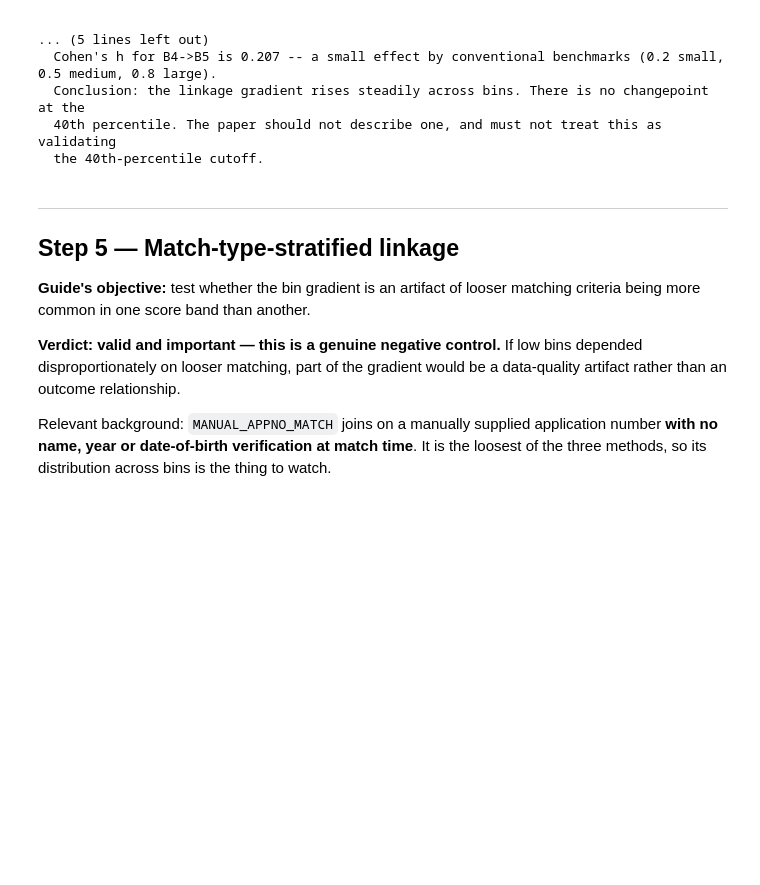
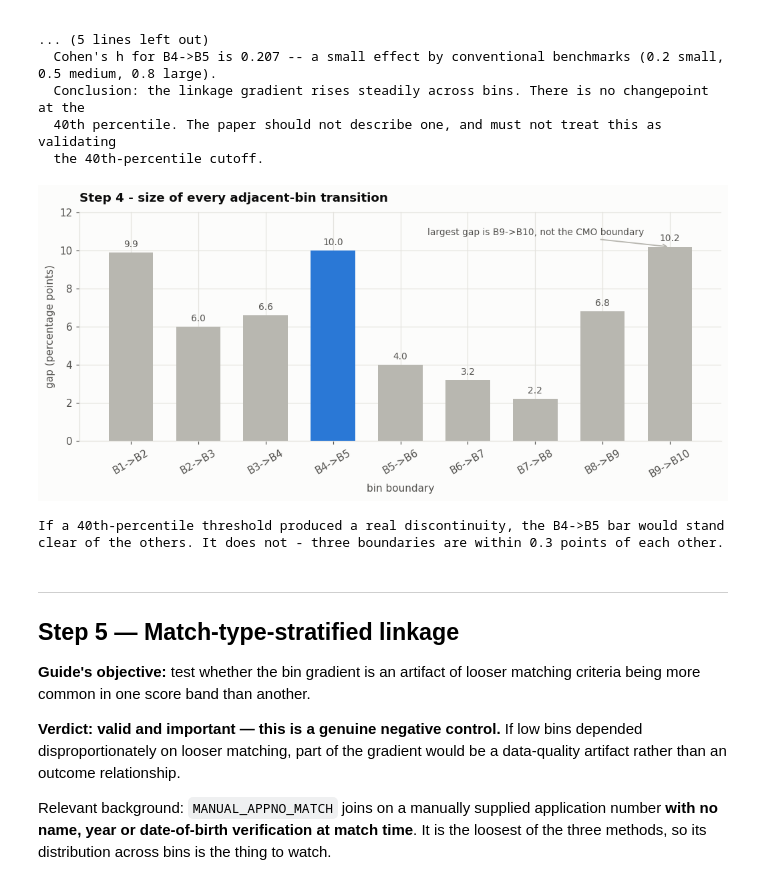
Before and after one commit to yoshiii1203/NMAT-Main-Repository, a Jupyter notebook: 6_Robustness_Analysis.ipynb, the cells around one changed output. Saved outputs shown, nothing was run; the diff lists cells and outputs as text; code cells hidden in the pictures; blank space fills up the shorter version.

```diff
--- a/6_Robustness_Analysis.ipynb
+++ b/6_Robustness_Analysis.ipynb
@@ -460,6 +559,30 @@ boundary  rate_lo_pct  rate_hi_pct  gap_pts     z    p_raw  cohens_h   p_holm  s
   Conclusion: the linkage gradient rises steadily across bins. There is no changepoint at the
   40th percentile. The paper should not describe one, and must not treat this as validating
   the 40th-percentile cutoff.
+# %%
+order = [f"B{i}->B{i+1}" for i in range(1, 10)]
+g4 = s4.set_index("boundary").reindex(order)
+colors = [C1 if b == "B4->B5" else MUTED for b in order]
+
+fig, ax = plt.subplots(figsize=(9.5, 4.4))
+bars = ax.bar(order, g4.gap_pts, color=colors, width=.66)
+label_bars(ax, bars, "{:.1f}", dy=.18)
+style(ax, "Step 4 - size of every adjacent-bin transition",
+      "gap (percentage points)", "bin boundary")
+ax.set_ylim(0, g4.gap_pts.max() * 1.18)
+ax.tick_params(axis="x", rotation=30)
+top = g4.gap_pts.idxmax()
+ax.annotate(f"largest gap is {top}, not the CMO boundary",
+            xy=(order.index(top), g4.gap_pts.max()), xytext=(4.4, g4.gap_pts.max() * 1.06),
+            fontsize=9, color=INK2,
+            arrowprops=dict(arrowstyle="->", color=MUTED, lw=1.2))
+fig.tight_layout(); plt.show()
+print("If a 40th-percentile threshold produced a real discontinuity, the B4->B5 bar would stand")
+print("clear of the others. It does not - three boundaries are within 0.3 points of each other.")
+# %% [output]
+[figure, added]
+If a 40th-percentile threshold produced a real discontinuity, the B4->B5 bar would stand
+clear of the others. It does not - three boundaries are within 0.3 points of each other.
 # %% [markdown]
 ---
 ## Step 5 — Match-type-stratified linkage
```
Also changed, not shown: parts of 14 cells of this notebook, 1 other file.
